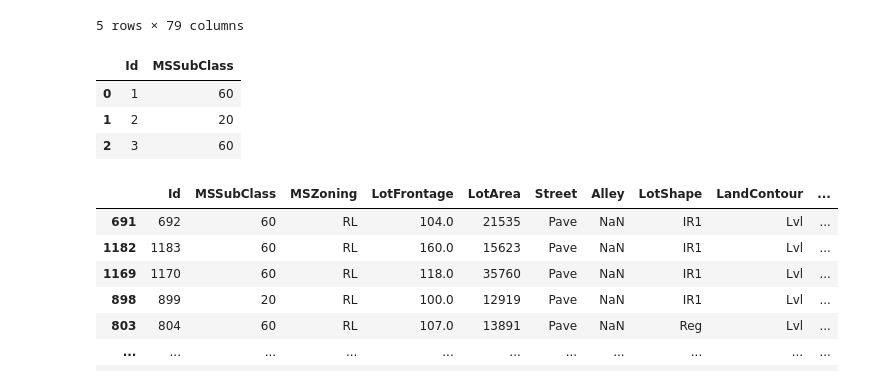
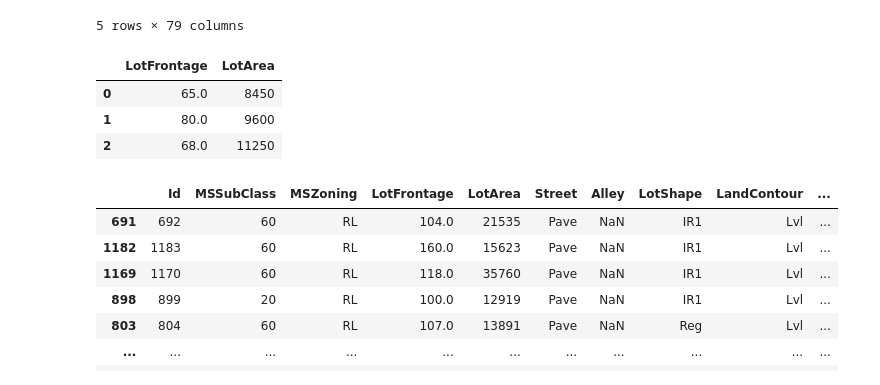
Before and after one commit to alexander-mirea/ML2025, a Jupyter notebook: Практика 2/Практика_2.ipynb, the cells around one changed output. Cells and saved outputs as stored; diff of their text form; code cells hidden in the pictures.

```diff
--- a/Практика 2/Практика_2.ipynb
+++ b/Практика 2/Практика_2.ipynb
@@ -124,12 +143,12 @@ df.drop(['Id', 'MSSubClass'], axis=1).head()
 | 4 | RL | 84.0 | 14260 | Pave | NaN | IR1 | Lvl | AllPub | FR2 | ... |
 5 rows × 79 columns
 # %%
-df.iloc[:3, 0:2] #получение строк по числовым индексам
+df.iloc[:3, 3:5] #получение строк по числовым индексам
 # %% [output]
-|  | Id | MSSubClass |
-| 0 | 1 | 60 |
-| 1 | 2 | 20 |
-| 2 | 3 | 60 |
+|  | LotFrontage | LotArea |
+| 0 | 65.0 | 8450 |
+| 1 | 80.0 | 9600 |
+| 2 | 68.0 | 11250 |
 # %%
 df.sort_values('SalePrice', ascending=False) # сортировка
 # %% [output]
```
Also changed, not shown: parts of 27 cells of this notebook, 1 other file.
